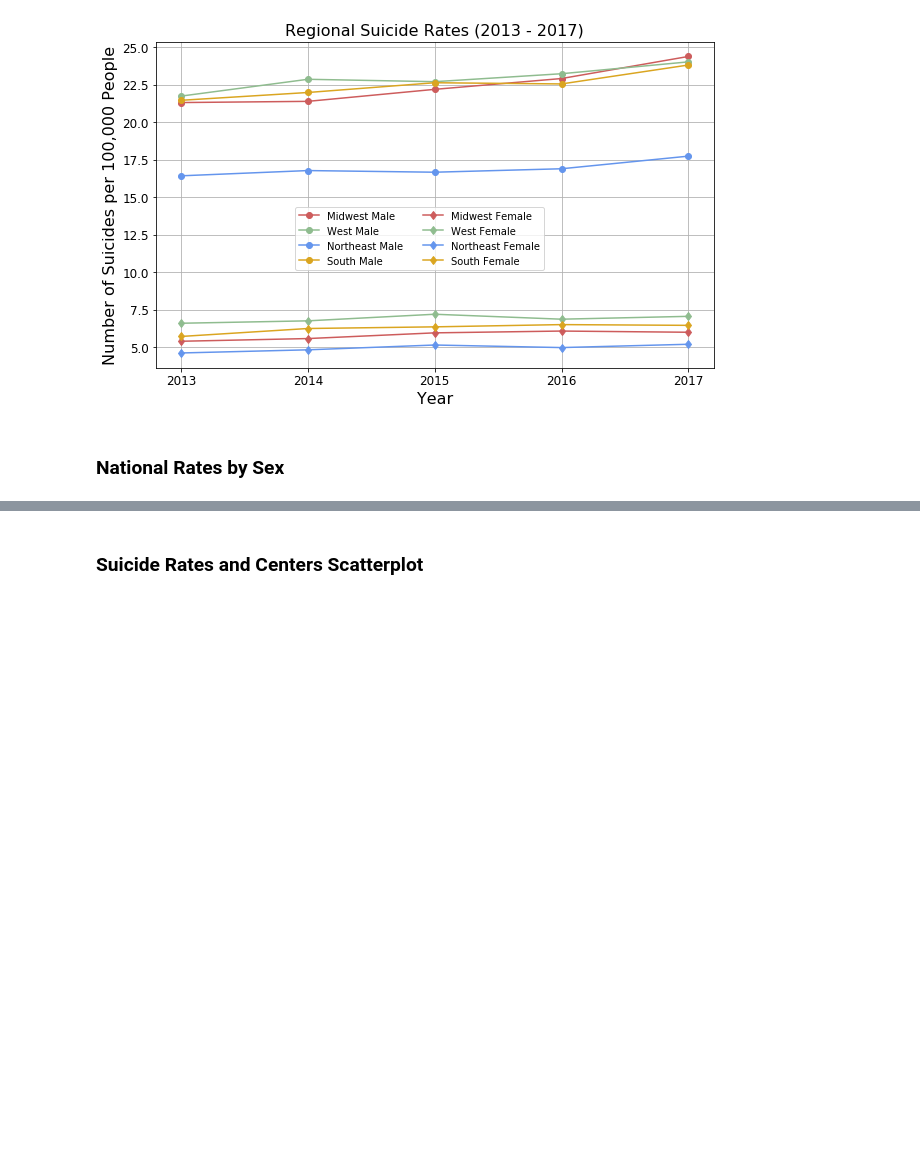
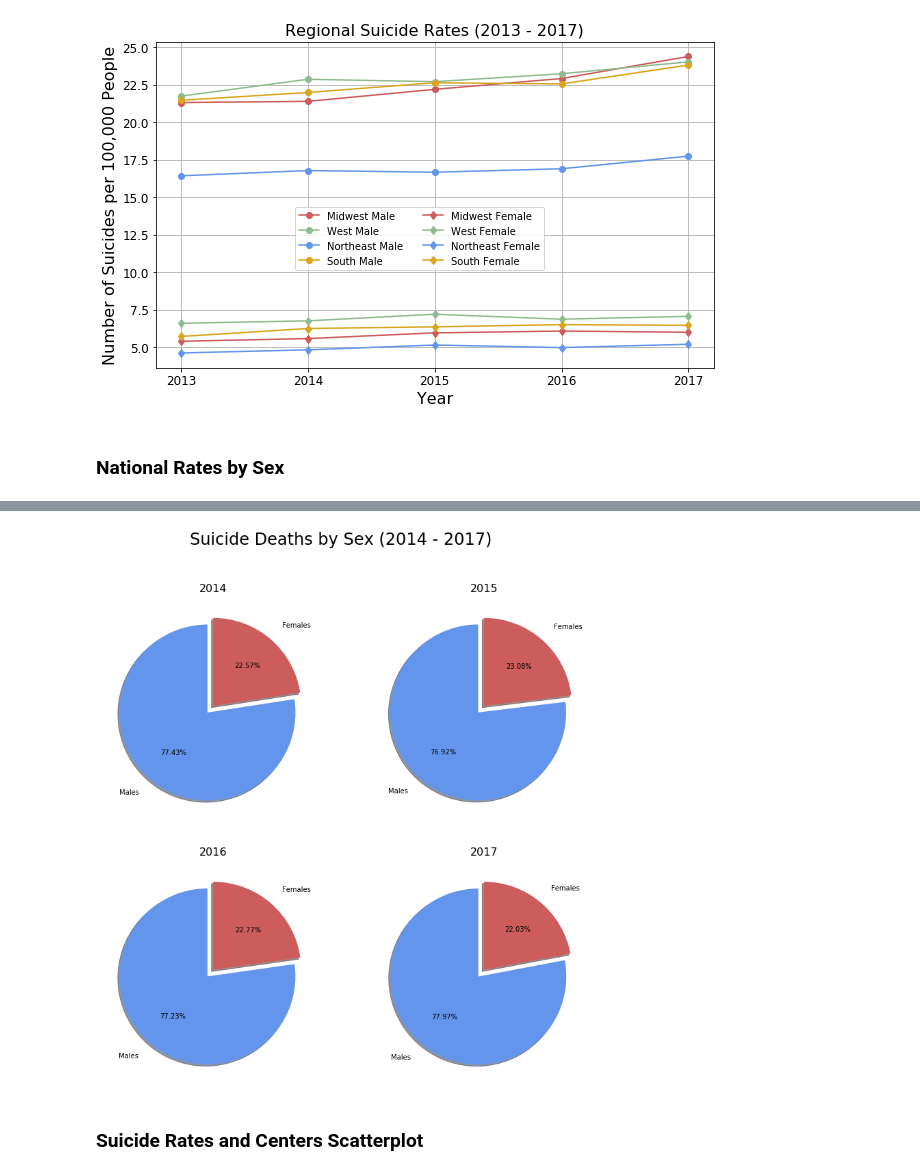
Before and after one commit to ericaleon/mental-health, a Jupyter notebook: Analysis.ipynb, the cells around one changed output, grey strips where cells are left out. Drawn from its saved outputs; the diff is of its cells as text; code cells hidden in the pictures; blank space fills up the shorter version.

```diff
--- a/Analysis.ipynb
+++ b/Analysis.ipynb
@@ -397,3 +369,72 @@ plt.show()
+# %%
+# Import CSVs
+data_file = "Resources/national_suicide_years.csv"
+mw_data = "Resources/midwest_sex.csv"
+s_data = "Resources/south_sex.csv"
+ne_data = "Resources/northeast_sex.csv"
+w_data = "Resources/west_sex.csv"
+
+# Read data and store into a data frame for sex
+suicide_df = pd.read_csv(data_file)
+midwest_suicide_df = pd.read_csv(mw_data)
+south_suicide_df = pd.read_csv(s_data)
+northeast_suicide_df = pd.read_csv(ne_data)
+west_suicide_df = pd.read_csv(w_data)
+midwest_suicide_df = midwest_suicide_df.dropna(how='any')
+west_suicide_df = west_suicide_df.dropna(how='any')
+south_suicide_df = south_suicide_df.dropna(how='any')
+northeast_suicide_df = northeast_suicide_df.dropna(how='any')
+
+# Creating a data frame for each year
+suicide_14 = suicide_df.loc[(suicide_df ["Year"]) == 2014]
+suicide_15 = suicide_df.loc[(suicide_df ["Year"]) == 2015]
+suicide_16 = suicide_df.loc[(suicide_df ["Year"]) == 2016]
+suicide_17 = suicide_df.loc[(suicide_df ["Year"]) == 2017]
+
+# Set the labels and colors
+labels = ["Males", "Females"]
+colors = ["cornflowerblue", "indianred"]
+explode = (0.1, 0)
+
+# Set for subplots
+the_grid = GridSpec(2, 2)
+plt.figure(figsize = (13, 13))
+
+# 2014 pie chart
+# plt.figure(figsize = (6,6))
+plt.subplot(the_grid[0, 0], aspect=1)
+plt.pie(suicide_14["Deaths"], explode=explode, labels=labels, colors=colors, autopct="%1.2f%%",
+       shadow=True, pctdistance=.6, labeldistance=1.2, startangle=90)
+plt.title("2014", fontsize=16)
+
+# 2015 pie chart
+# plt.figure(figsize = (6,6))
+plt.subplot(the_grid[0, 1], aspect=1)
+plt.pie(suicide_15["Deaths"], explode=explode, labels=labels, colors=colors, autopct="%1.2f%%",
+       shadow=True, pctdistance=.6, labeldistance=1.2, startangle=90)
+plt.title("2015", fontsize=16)
+
+# 2016 pie chart
+# plt.figure(figsize = (6,6))
+plt.subplot(the_grid[1, 0], aspect=1)
+plt.pie(suicide_16["Deaths"], explode=explode, labels=labels, colors=colors, autopct="%1.2f%%",
+       shadow=True, pctdistance=.6, labeldistance=1.2, startangle=90)
+plt.title("2016", fontsize=16)
+
+# 2017 pie chart
+# plt.figure(figsize = (6,6))
+plt.subplot(the_grid[1, 1], aspect=1)
+plt.pie(suicide_17["Deaths"], explode=explode, labels=labels, colors=colors, autopct="%1.2f%%",
+       shadow=True, pctdistance=.6, labeldistance=1.2, startangle=90)
+plt.title("2017", fontsize=16)
+
+# Title the graphs and save
+plt.suptitle("Suicide Deaths by Sex (2014 - 2017)", fontsize=24)
+plt.gcf()
+plt.savefig("Output/sex_suicide_rates.png", bbox_inches = "tight", dpi = 150)
+plt.show()
+# %% [output]
+[figure, added]
 # %% [markdown]
 ### Suicide Rates and Centers Scatterplot
 # %%
```
Also changed, not shown: parts of 4 cells of this notebook, 2 other files.
